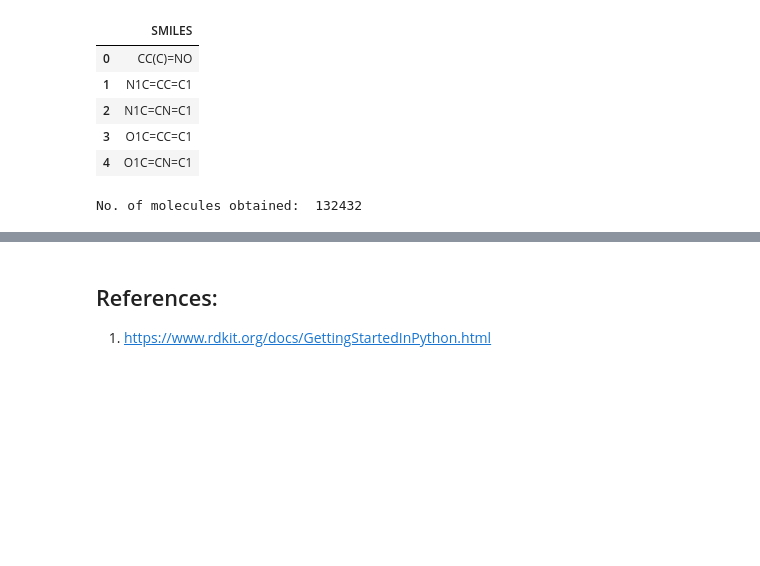
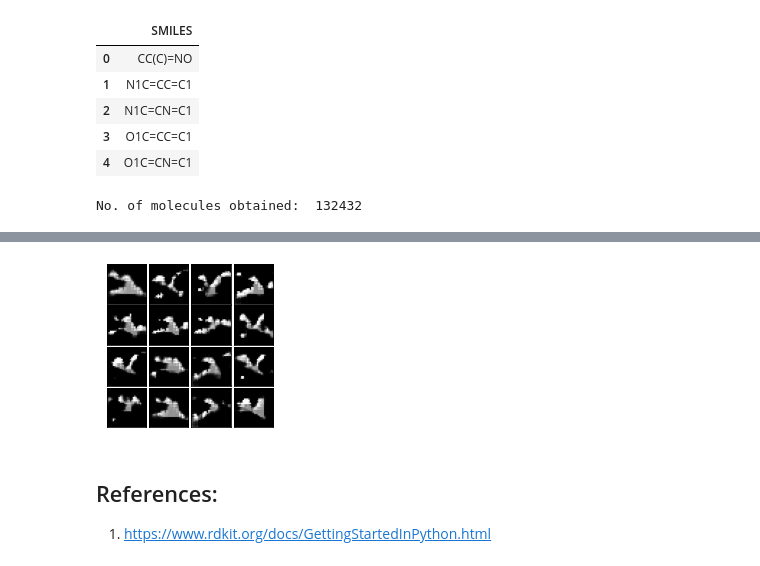
Before and after one commit to satishgaurav/DeepChem_MolGAN, a Jupyter notebook: gan_with_mol_image.ipynb, the cells around one changed output, grey strips where cells are left out. Cells and saved outputs as stored; diff of their text form; code cells hidden in the pictures; blank space fills up the shorter version.

```diff
--- a/gan_with_mol_image.ipynb
+++ b/gan_with_mol_image.ipynb
@@ -223,5 +244,5 @@ def iterbatches(epochs):
     for batch in dataset.iterbatches(batch_size=gan.batch_size):
       yield {gan.data_inputs[0]: batch[0]}
 
-gan.fit_gan(iterbatches(10), generator_steps=0.2, checkpoint_interval=5000)
+gan.fit_gan(iterbatches(400), generator_steps=0.2, checkpoint_interval=5000)
 # %% [output]
@@ -229,3 +251,7 @@ ValueError: ignored
+# %%
+plot_digits(gan.predict_gan_generator(batch_size=16))
+# %% [output]
+[figure, added]
 # %% [markdown]
 ## References:
   1. https://www.rdkit.org/docs/GettingStartedInPython.html
```
Also changed, not shown: parts of 13 cells of this notebook.
